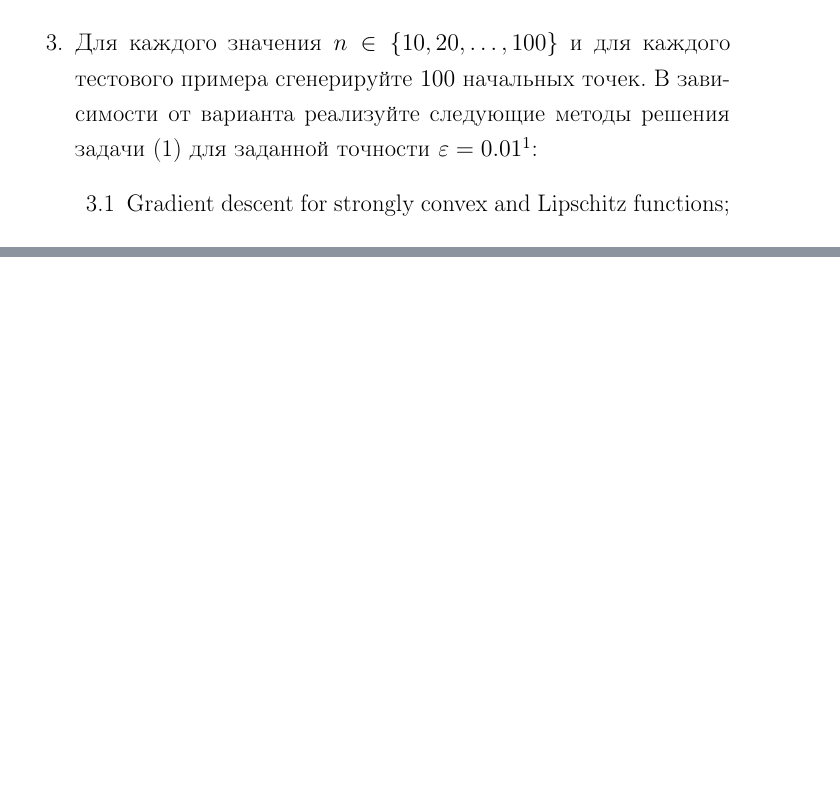
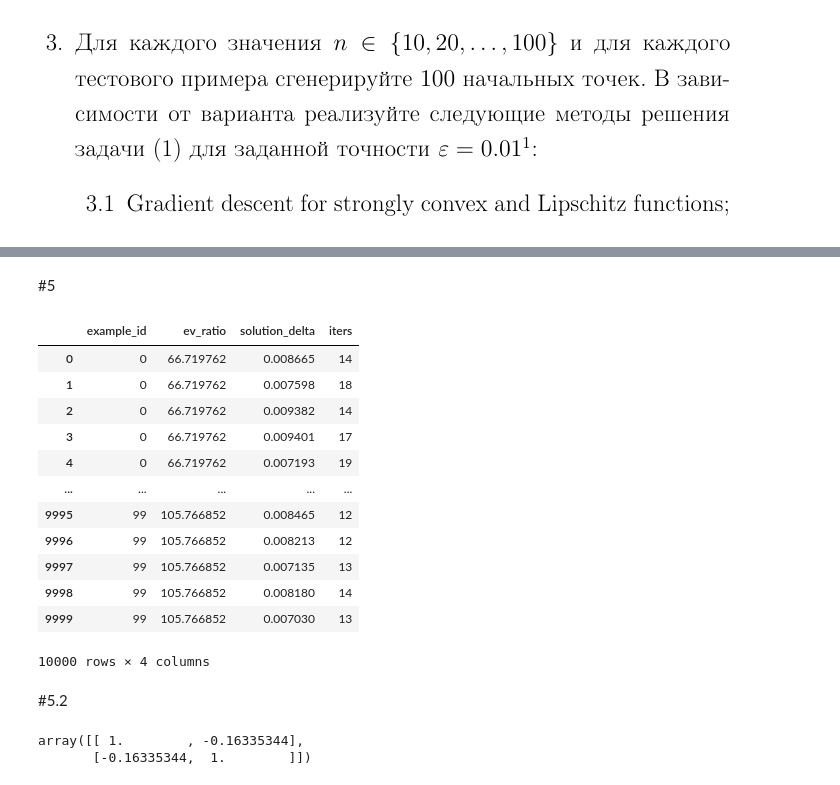
Before and after one commit to a13xbb/optimization-labs-mag, a Jupyter notebook: main.ipynb, the cells around one changed output, grey strips where cells are left out. Saved outputs shown, nothing was run; the diff lists cells and outputs as text; code cells hidden in the pictures; blank space fills up the shorter version.

```diff
--- a/main.ipynb
+++ b/main.ipynb
@@ -202,0 +205,2 @@ Average iters: 32.6155
+# %% [markdown]
+#5
@@ -202,0 +245,18 @@ Average iters: 32.6155
+# %%
+dim_10_spectral_stats
+# %% [output]
+|  | example_id | ev_ratio | solution_delta | iters |
+| 0 | 0 | 66.719762 | 0.008665 | 14 |
+| 1 | 0 | 66.719762 | 0.007598 | 18 |
+| 2 | 0 | 66.719762 | 0.009382 | 14 |
+| 3 | 0 | 66.719762 | 0.009401 | 17 |
+| 4 | 0 | 66.719762 | 0.007193 | 19 |
+| ... | ... | ... | ... | ... |
+| 9995 | 99 | 105.766852 | 0.008465 | 12 |
+| 9996 | 99 | 105.766852 | 0.008213 | 12 |
+| 9997 | 99 | 105.766852 | 0.007135 | 13 |
+| 9998 | 99 | 105.766852 | 0.008180 | 14 |
+| 9999 | 99 | 105.766852 | 0.007030 | 13 |
+10000 rows × 4 columns
+# %% [markdown]
+#5.2
@@ -202,0 +265,5 @@ Average iters: 32.6155
+# %%
+np.corrcoef(ex_0["iters"], ex_0["solution_delta"])
+# %% [output]
+array([[ 1.        , -0.16335344],
+       [-0.16335344,  1.        ]])
```
Also changed, not shown: parts of 22 cells of this notebook.
